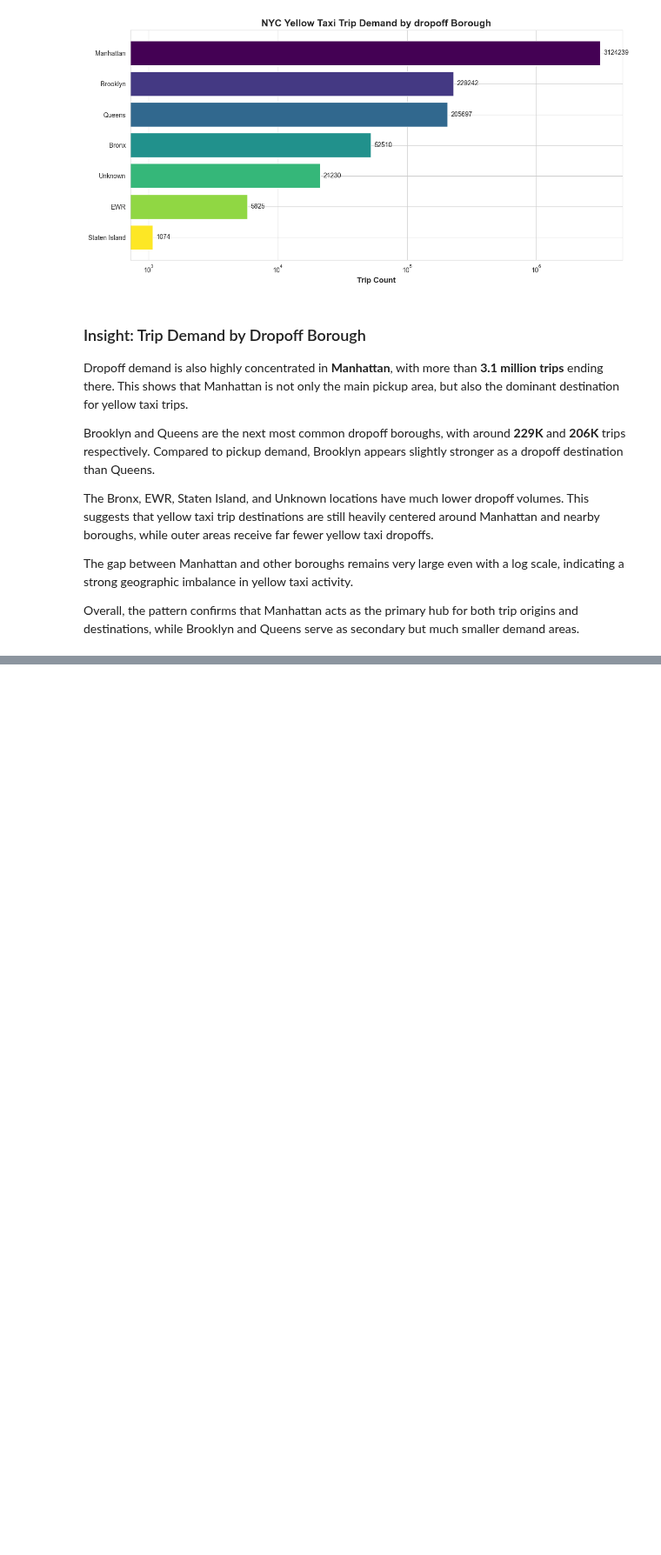
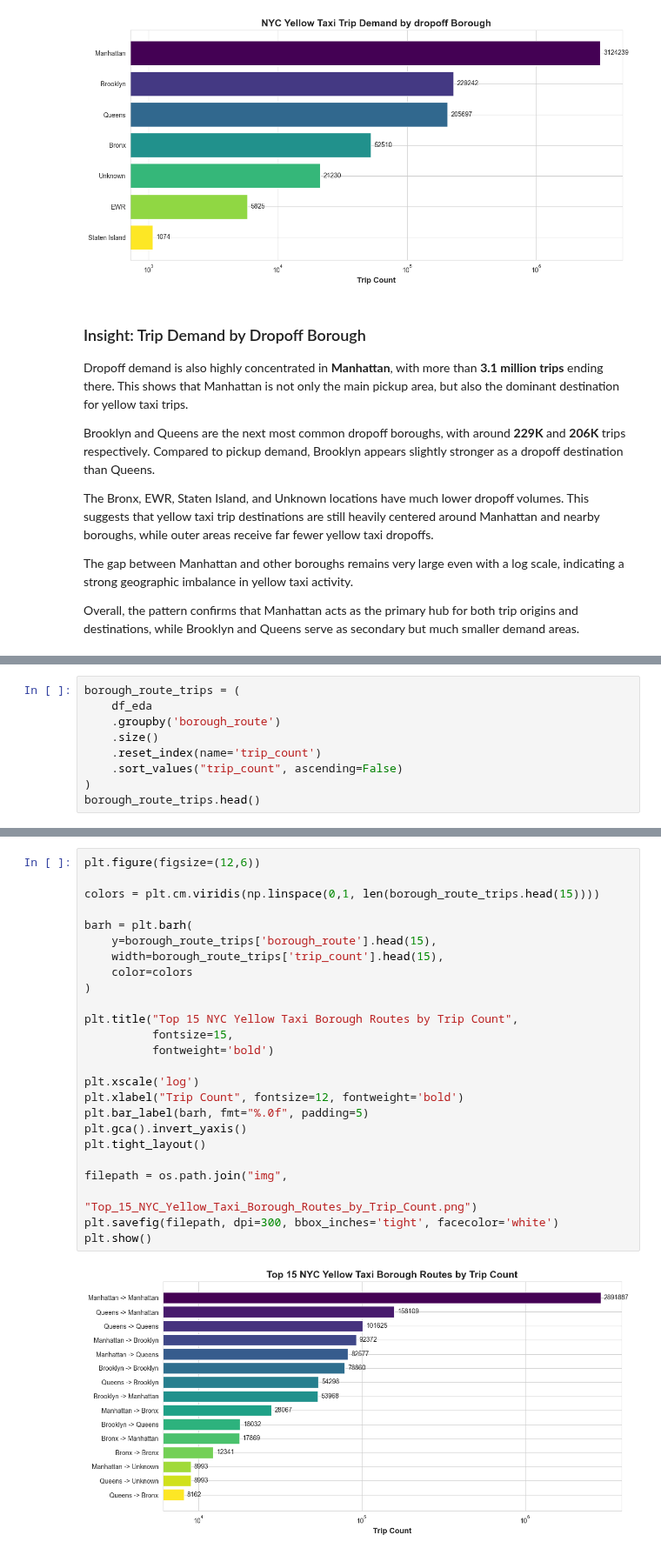
Before and after one commit to fathirrizkifadillah/NYC-Yellow-Taxi-Trip-Analysis, a Jupyter notebook: main.ipynb, the cells around one changed output, grey strips where cells are left out. Shown at 87% size. Cells and saved outputs as stored; diff of their text form; blank space fills up the shorter version.

Commit message:
3.6 : Top 15 NYC Yellow Taxi Borough Routes by Trip Count

```diff
--- a/main.ipynb
+++ b/main.ipynb
@@ -863,0 +868,9 @@ Overall, the pattern confirms that Manhattan acts as the primary hub for both tr
+# %%
+borough_route_trips = (
+    df_eda
+    .groupby('borough_route')
+    .size()
+    .reset_index(name='trip_count')
+    .sort_values("trip_count", ascending=False)
+)
+borough_route_trips.head()
@@ -863,0 +884,27 @@ Overall, the pattern confirms that Manhattan acts as the primary hub for both tr
+# %%
+plt.figure(figsize=(12,6))
+
+colors = plt.cm.viridis(np.linspace(0,1, len(borough_route_trips.head(15))))
+
+barh = plt.barh(
+    y=borough_route_trips['borough_route'].head(15),
+    width=borough_route_trips['trip_count'].head(15),
+    color=colors
+)
+
+plt.title("Top 15 NYC Yellow Taxi Borough Routes by Trip Count",
+          fontsize=15,
+          fontweight='bold')
+
+plt.xscale('log')
+plt.xlabel("Trip Count", fontsize=12, fontweight='bold')
+plt.bar_label(barh, fmt="%.0f", padding=5)
+plt.gca().invert_yaxis()
+plt.tight_layout()
+
+filepath = os.path.join("img",
+                        "Top_15_NYC_Yellow_Taxi_Borough_Routes_by_Trip_Count.png")
+plt.savefig(filepath, dpi=300, bbox_inches='tight', facecolor='white')
+plt.show()
+# %% [output]
+[figure, added]
```
Also changed, not shown: parts of 3 cells of this notebook, 1 other file.
